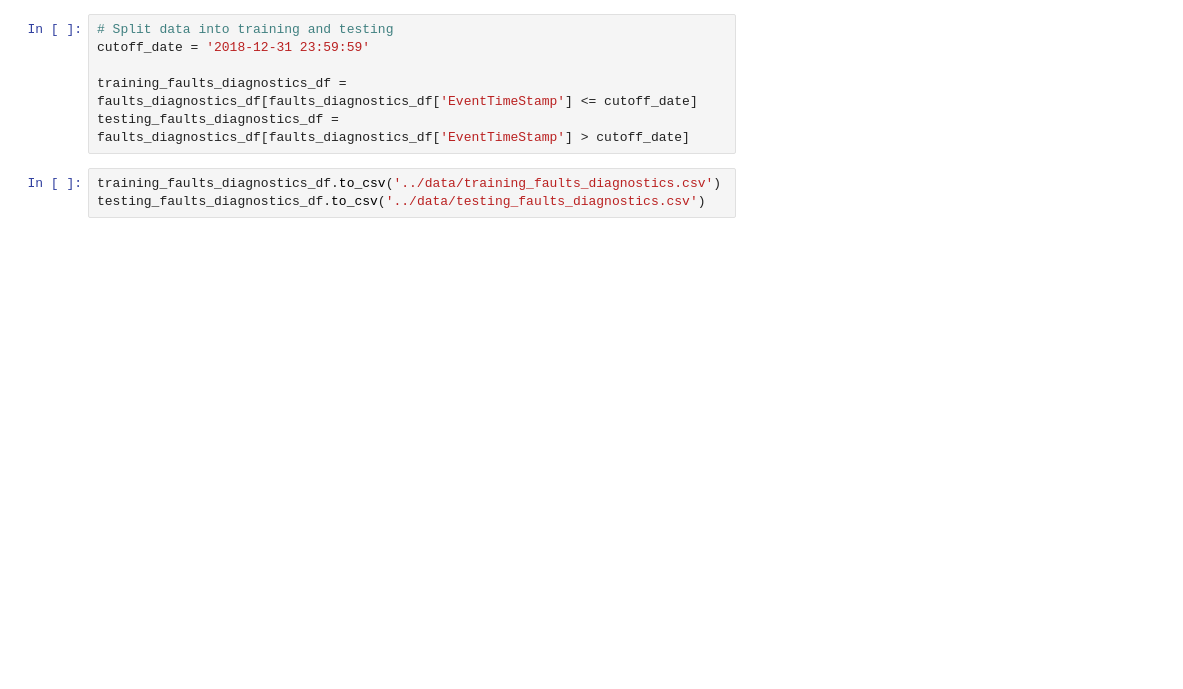
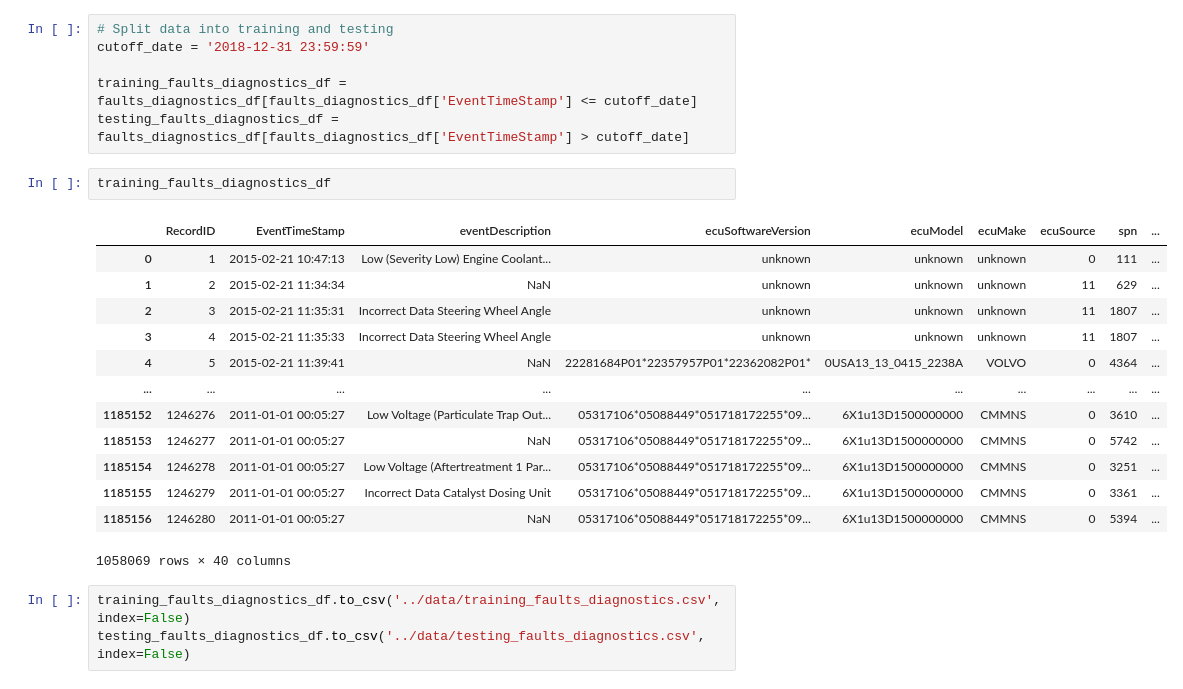
Before and after one commit to nss-data-science-cohort-9/big-g-label_free, a Jupyter notebook: notebooks/data_exploration.ipynb, the cells around one changed output. Saved outputs shown, nothing was run; the diff lists cells and outputs as text; blank space fills up the shorter version.

```diff
--- a/notebooks/data_exploration.ipynb
+++ b/notebooks/data_exploration.ipynb
@@ -193,6 +279,22 @@ cutoff_date = '2018-12-31 23:59:59'
 
 training_faults_diagnostics_df = faults_diagnostics_df[faults_diagnostics_df['EventTimeStamp'] <= cutoff_date]
 testing_faults_diagnostics_df = faults_diagnostics_df[faults_diagnostics_df['EventTimeStamp'] > cutoff_date]
+# %%
+training_faults_diagnostics_df
+# %% [output]
+|  | RecordID | EventTimeStamp | eventDescription | ecuSoftwareVersion | ecuModel | ecuMake | ecuSource | spn | ... |
+| 0 | 1 | 2015-02-21 10:47:13 | Low (Severity Low) Engine Coolant... | unknown | unknown | unknown | 0 | 111 | ... |
+| 1 | 2 | 2015-02-21 11:34:34 | NaN | unknown | unknown | unknown | 11 | 629 | ... |
+| 2 | 3 | 2015-02-21 11:35:31 | Incorrect Data Steering Wheel Angle | unknown | unknown | unknown | 11 | 1807 | ... |
+| 3 | 4 | 2015-02-21 11:35:33 | Incorrect Data Steering Wheel Angle | unknown | unknown | unknown | 11 | 1807 | ... |
+| 4 | 5 | 2015-02-21 11:39:41 | NaN | 22281684P01*22357957P01*22362082P01* | 0USA13_13_0415_2238A | VOLVO | 0 | 4364 | ... |
+| ... | ... | ... | ... | ... | ... | ... | ... | ... | ... |
+| 1185152 | 1246276 | 2011-01-01 00:05:27 | Low Voltage (Particulate Trap Out... | 05317106*05088449*051718172255*09... | 6X1u13D1500000000 | CMMNS | 0 | 3610 | ... |
+| 1185153 | 1246277 | 2011-01-01 00:05:27 | NaN | 05317106*05088449*051718172255*09... | 6X1u13D1500000000 | CMMNS | 0 | 5742 | ... |
+| 1185154 | 1246278 | 2011-01-01 00:05:27 | Low Voltage (Aftertreatment 1 Par... | 05317106*05088449*051718172255*09... | 6X1u13D1500000000 | CMMNS | 0 | 3251 | ... |
+| 1185155 | 1246279 | 2011-01-01 00:05:27 | Incorrect Data Catalyst Dosing Unit | 05317106*05088449*051718172255*09... | 6X1u13D1500000000 | CMMNS | 0 | 3361 | ... |
+| 1185156 | 1246280 | 2011-01-01 00:05:27 | NaN | 05317106*05088449*051718172255*09... | 6X1u13D1500000000 | CMMNS | 0 | 5394 | ... |
+1058069 rows × 40 columns
 # %%
-training_faults_diagnostics_df.to_csv('../data/training_faults_diagnostics.csv')
-testing_faults_diagnostics_df.to_csv('../data/testing_faults_diagnostics.csv')
+training_faults_diagnostics_df.to_csv('../data/training_faults_diagnostics.csv', index=False)
+testing_faults_diagnostics_df.to_csv('../data/testing_faults_diagnostics.csv', index=False)
```
Also changed, not shown: parts of 15 cells of this notebook, 1 other file.
